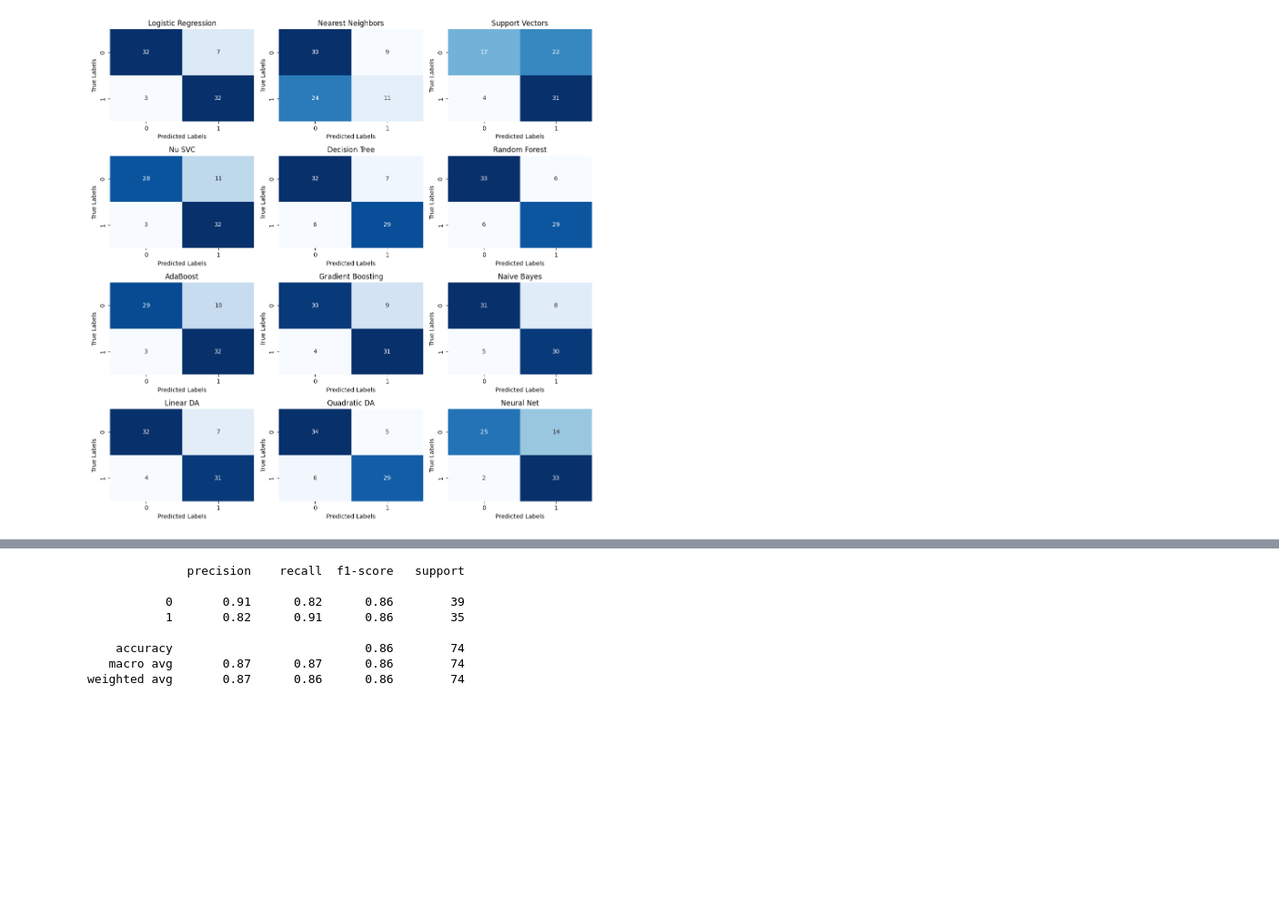
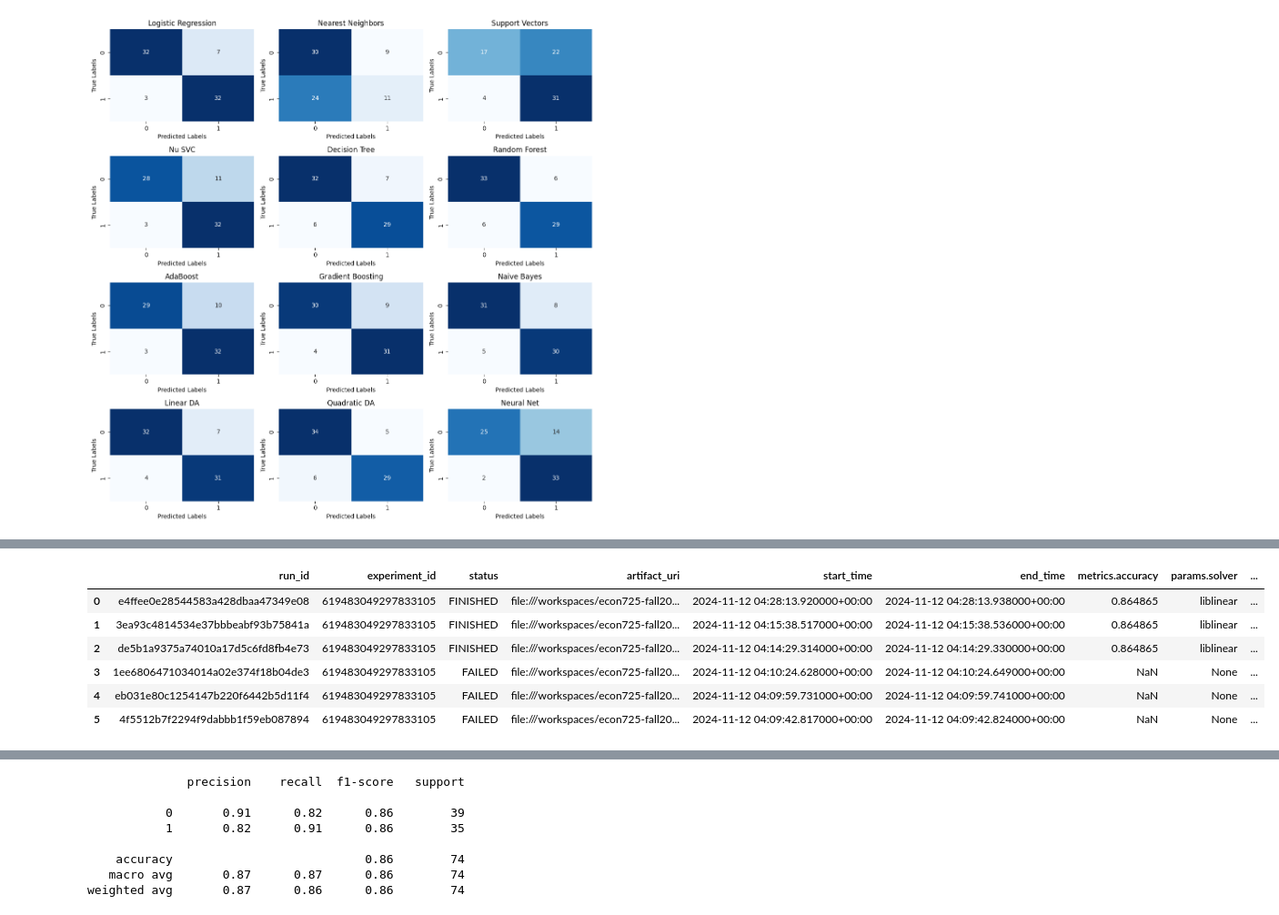
Before and after one commit to jianingni/econ725-fall2024, a Jupyter notebook: 05-appliedML/02-classification.ipynb, the cells around one changed output, grey strips where cells are left out. Shown at 91% size. Drawn from its saved outputs; the diff is of its cells as text; code cells hidden in the pictures; blank space fills up the shorter version.

```diff
--- a/05-appliedML/02-classification.ipynb
+++ b/05-appliedML/02-classification.ipynb
@@ -701,0 +717,15 @@ plot_conf_matrix(names, classifiers, nrows=4, ncols=3, fig_a=12, fig_b=12)
+# %%
+# Start an MLflow run
+with mlflow.start_run():
+    lr = LogisticRegression(solver="liblinear", random_state=123)
+    lr.fit(X_train, y_train)
+    y_pred = lr.predict(X_val)
+    accuracy = accuracy_score(y_val, y_pred)
+
+    mlflow.log_param("solver", "liblinear")
+    mlflow.log_metric("accuracy", accuracy)
+
+    # Set a tag that we can use to remind ourselves what this run was for
+    mlflow.set_tag("Training Info", "Basic LR model for Heart Disease Classification")
+
+    print(f"Accuracy: {accuracy}")
@@ -701,0 +740,10 @@ plot_conf_matrix(names, classifiers, nrows=4, ncols=3, fig_a=12, fig_b=12)
+# %%
+mlflow.search_runs()
+# %% [output]
+|  | run_id | experiment_id | status | artifact_uri | start_time | end_time | metrics.accuracy | params.solver | ... |
+| 0 | e4ffee0e28544583a428dbaa47349e08 | 619483049297833105 | FINISHED | file:///workspaces/econ725-fall20... | 2024-11-12 04:28:13.920000+00:00 | 2024-11-12 04:28:13.938000+00:00 | 0.864865 | liblinear | ... |
+| 1 | 3ea93c4814534e37bbbeabf93b75841a | 619483049297833105 | FINISHED | file:///workspaces/econ725-fall20... | 2024-11-12 04:15:38.517000+00:00 | 2024-11-12 04:15:38.536000+00:00 | 0.864865 | liblinear | ... |
+| 2 | de5b1a9375a74010a17d5c6fd8fb4e73 | 619483049297833105 | FINISHED | file:///workspaces/econ725-fall20... | 2024-11-12 04:14:29.314000+00:00 | 2024-11-12 04:14:29.330000+00:00 | 0.864865 | liblinear | ... |
+| 3 | 1ee6806471034014a02e374f18b04de3 | 619483049297833105 | FAILED | file:///workspaces/econ725-fall20... | 2024-11-12 04:10:24.628000+00:00 | 2024-11-12 04:10:24.649000+00:00 | NaN | None | ... |
+| 4 | eb031e80c1254147b220f6442b5d11f4 | 619483049297833105 | FAILED | file:///workspaces/econ725-fall20... | 2024-11-12 04:09:59.731000+00:00 | 2024-11-12 04:09:59.741000+00:00 | NaN | None | ... |
+| 5 | 4f5512b7f2294f9dabbb1f59eb087894 | 619483049297833105 | FAILED | file:///workspaces/econ725-fall20... | 2024-11-12 04:09:42.817000+00:00 | 2024-11-12 04:09:42.824000+00:00 | NaN | None | ... |
```
Also changed, not shown: parts of 10 cells of this notebook, 49 other files.
